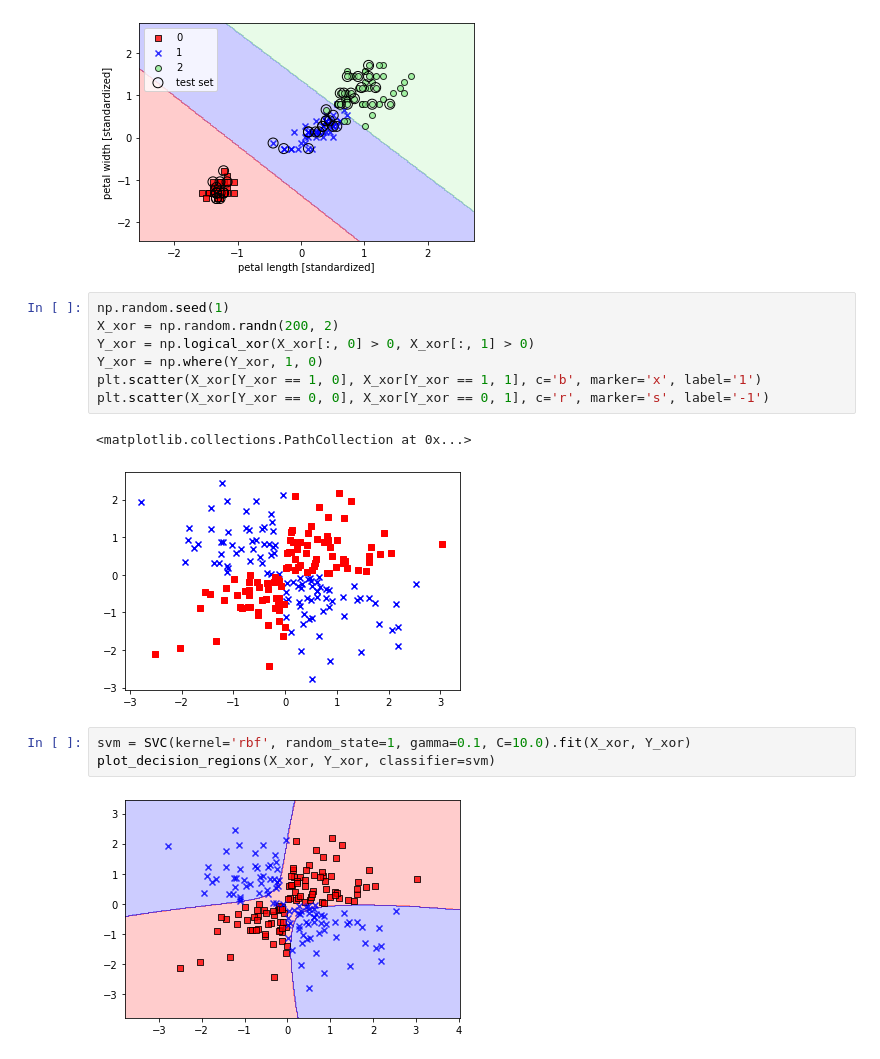
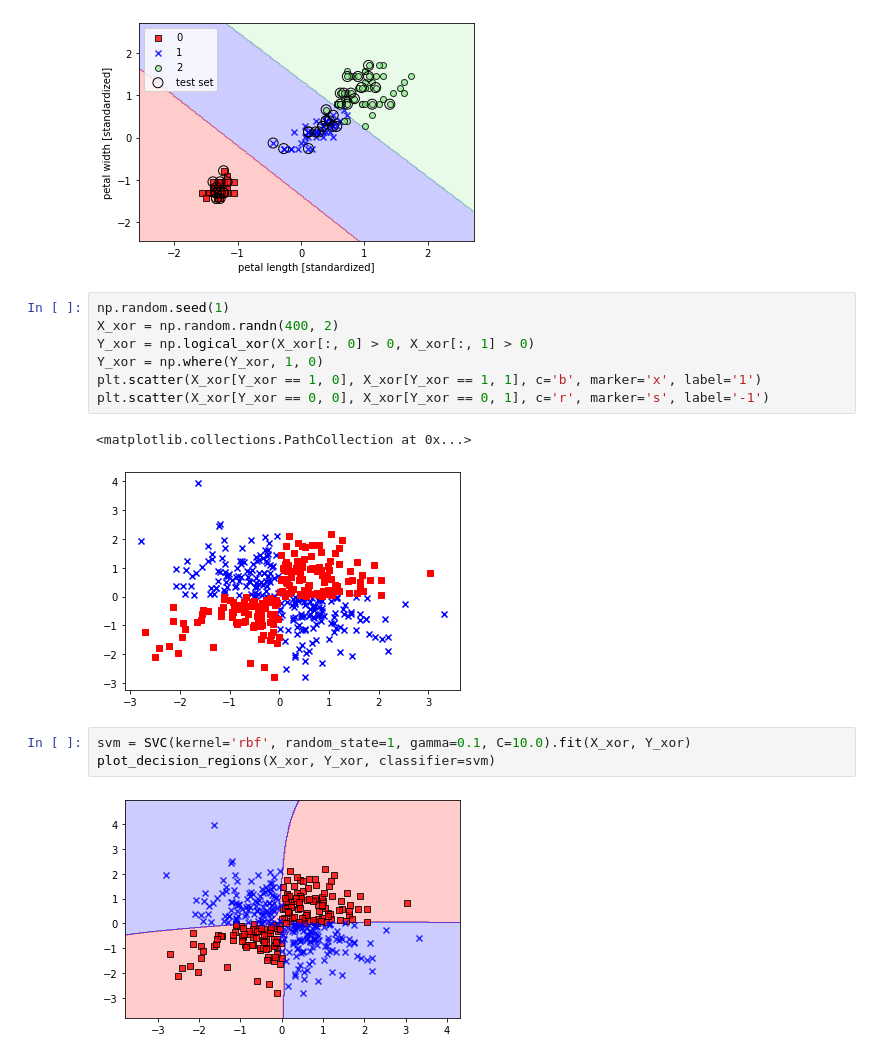
Before and after one commit to JimGerth/desy-ml-python, a Jupyter notebook: Chapter 3.ipynb, the cells around one changed output. Saved outputs shown, nothing was run; the diff lists cells and outputs as text.

```diff
--- a/Chapter 3.ipynb
+++ b/Chapter 3.ipynb
@@ -165,19 +165,19 @@ plt.legend(loc='upper left')
 [figure]
 # %%
 np.random.seed(1)
-X_xor = np.random.randn(200, 2)
+X_xor = np.random.randn(400, 2)
 Y_xor = np.logical_xor(X_xor[:, 0] > 0, X_xor[:, 1] > 0)
 Y_xor = np.where(Y_xor, 1, 0)
 plt.scatter(X_xor[Y_xor == 1, 0], X_xor[Y_xor == 1, 1], c='b', marker='x', label='1')
 plt.scatter(X_xor[Y_xor == 0, 0], X_xor[Y_xor == 0, 1], c='r', marker='s', label='-1')
 # %% [output]
 <matplotlib.collections.PathCollection at 0x...>
-[figure, old version]
+[figure, new version]
 # %%
 svm = SVC(kernel='rbf', random_state=1, gamma=0.1, C=10.0).fit(X_xor, Y_xor)
 plot_decision_regions(X_xor, Y_xor, classifier=svm)
 # %% [output]
-[figure, old version]
+[figure, new version]
 # %%
 from logistic_regression_gd import LogisticRegressionGD
 
```
Also changed, not shown: parts of 9 cells of this notebook.
